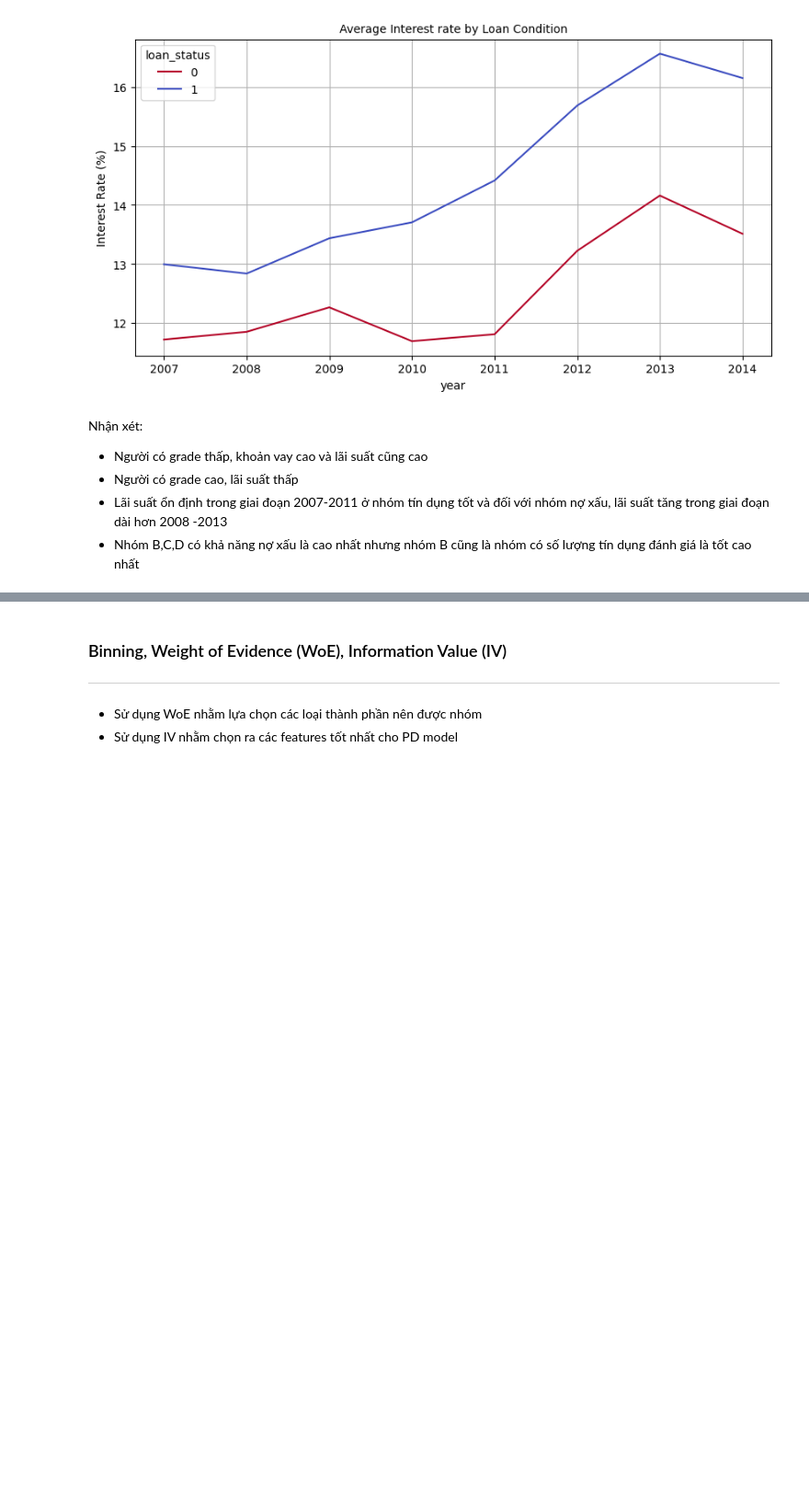
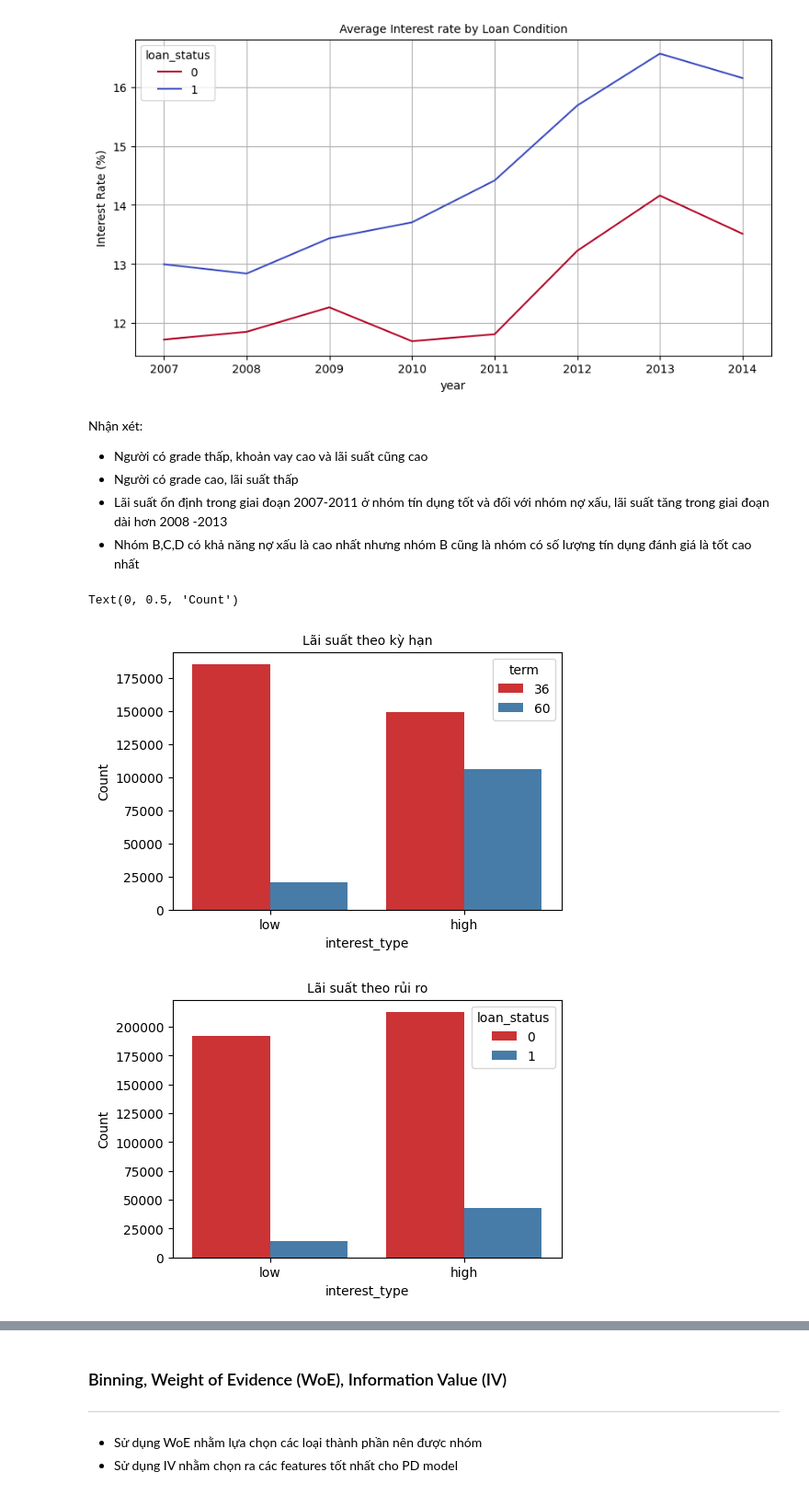
Before and after one commit to tnt305/Creditcard-default-prediction, a Jupyter notebook: 2 2 loan analysis.ipynb, the cells around one changed output, grey strips where cells are left out. Shown at 92% size. Drawn from its saved outputs; the diff is of its cells as text; code cells hidden in the pictures; blank space fills up the shorter version.

```diff
--- a/2 2 loan analysis.ipynb
+++ b/2 2 loan analysis.ipynb
@@ -156,3 +150,27 @@ Nhận xét:
 - Người có grade cao, lãi suất thấp
 - Lãi suất ổn định trong giai đoạn 2007-2011 ở nhóm tín dụng tốt và đối với nhóm nợ xấu, lãi suất tăng trong giai đoạn dài hơn 2008 -2013
 - Nhóm B,C,D có khả năng nợ xấu là cao nhất nhưng nhóm B cũng là nhóm có số lượng tín dụng đánh giá là tốt cao nhất
+# %%
+# Giả sử khi lãi suất từ 13% đổ lên thì được coi là nợ xấu
+df['interest_type'] = np.nan
+lst = [df]
+for col in lst:
+    col.loc[col['int_rate']< 13, 'interest_type'] = 'low'
+    col.loc[col['int_rate']>=13, 'interest_type'] = 'high'
+
+plt.figure(figsize = (12,8))
+plt.subplot(221)
+ax = sns.countplot(x = 'interest_type', data = df, palette = 'Set1', hue = 'term')
+ax.set_title('Lãi suất theo kỳ hạn', fontsize = 10)
+ax.set_ylabel('Count', fontsize= 10)
+
+
+plt.figure(figsize = (12,8))
+plt.subplot(222)
+ax1 = sns.countplot(x = 'interest_type', data = df,palette = 'Set1', hue = 'loan_status')
+ax1.set_title('Lãi suất theo rủi ro', fontsize = 10)
+ax1.set_ylabel('Count', fontsize= 10)
+# %% [output]
+Text(0, 0.5, 'Count')
+[figure, added]
+[figure, added]
```
Also changed, not shown: parts of 32 cells of this notebook.
